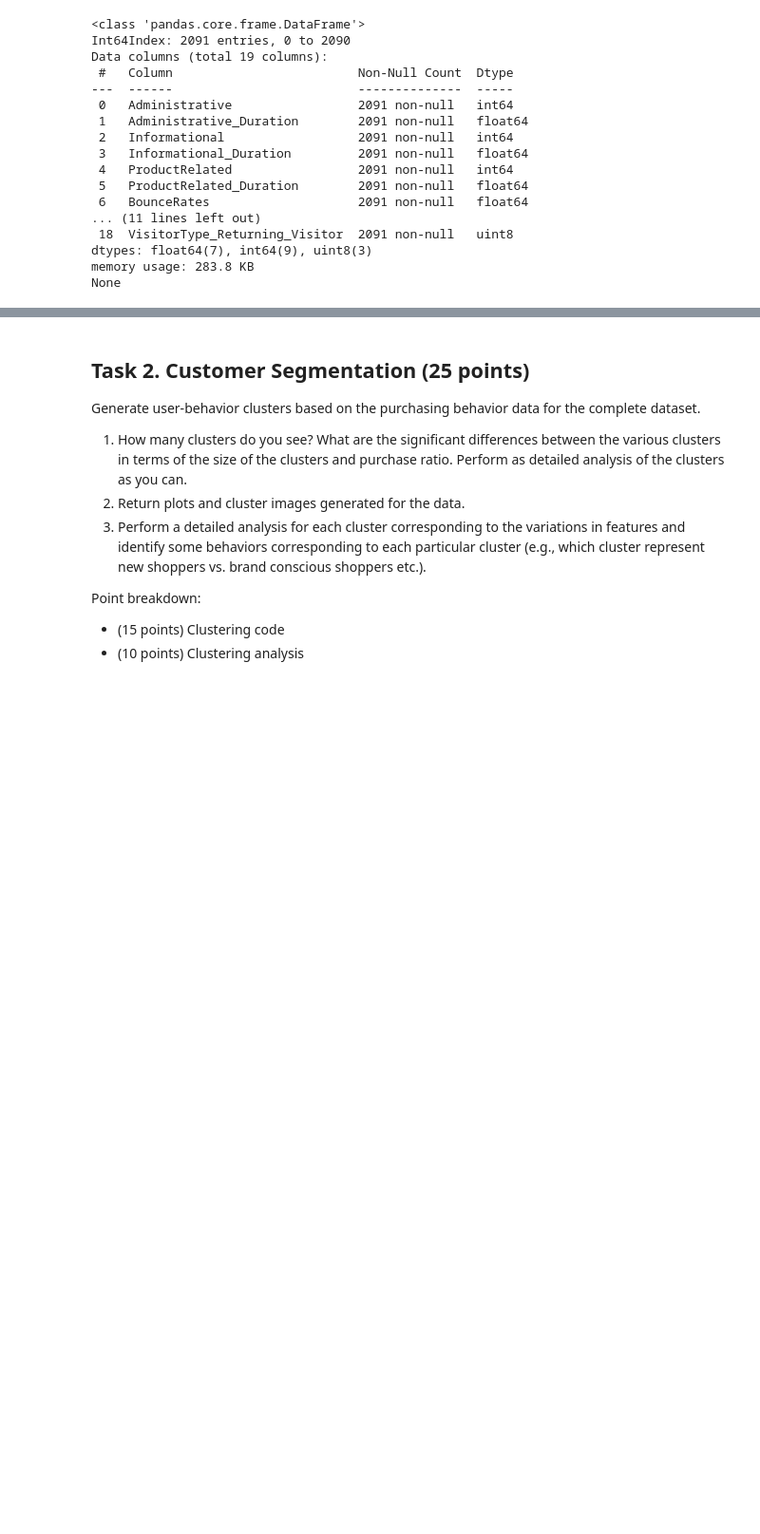
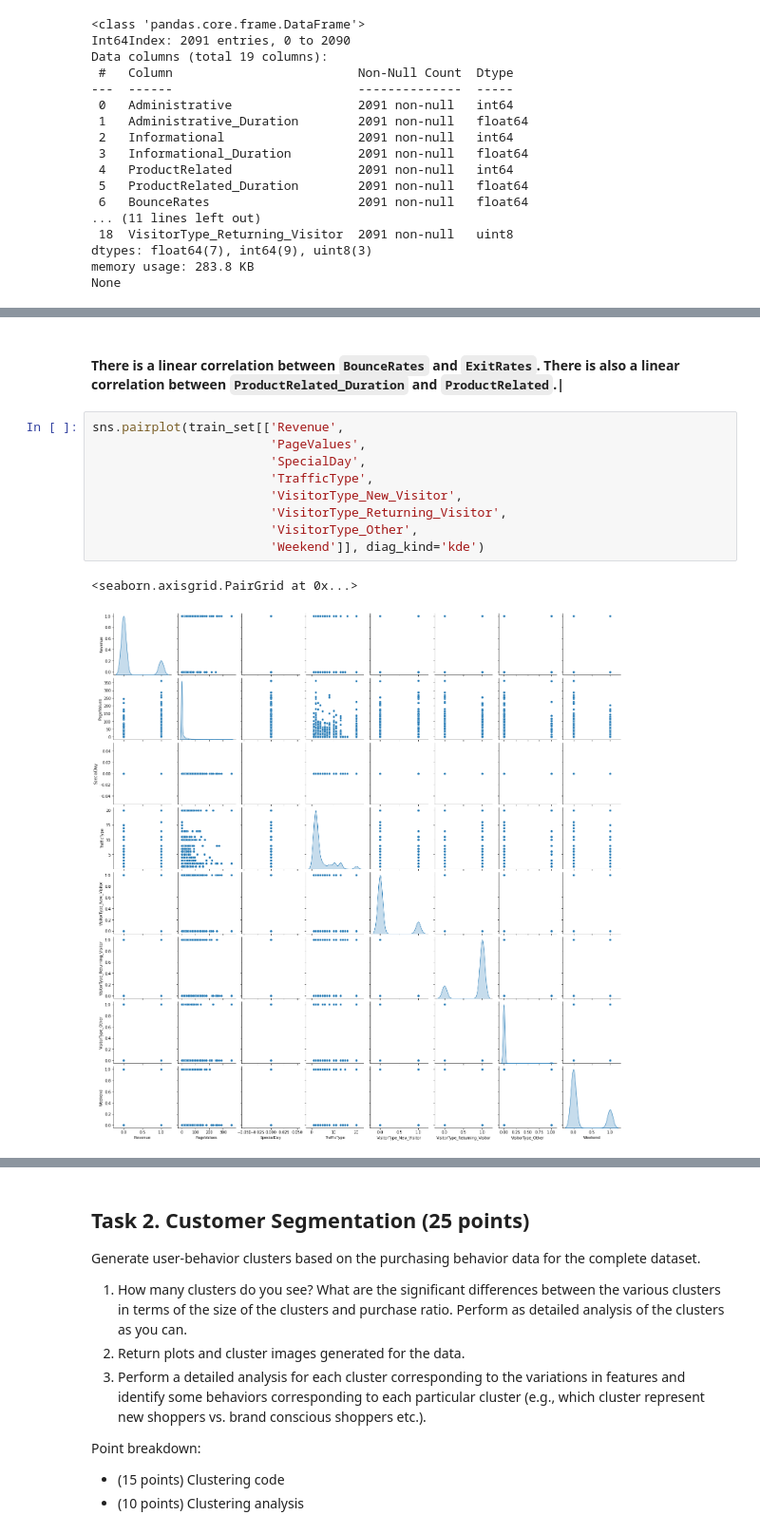
Before and after one commit to cimoody/MLE-7, a Jupyter notebook: assignments/midterm/Midterm_CIMoody.ipynb, the cells around one changed output, grey strips where cells are left out. Shown at 95% size. Cells and saved outputs as stored; diff of their text form; blank space fills up the shorter version.

```diff
--- a/assignments/midterm/Midterm_CIMoody.ipynb
+++ b/assignments/midterm/Midterm_CIMoody.ipynb
@@ -321,0 +394,14 @@ None
+# %% [markdown]
+#### There is a linear correlation between `BounceRates` and `ExitRates`. There is also a linear correlation between `ProductRelated_Duration` and `ProductRelated`.|
+# %%
+sns.pairplot(train_set[['Revenue',
+                        'PageValues',
+                        'SpecialDay',
+                        'TrafficType',
+                        'VisitorType_New_Visitor',
+                        'VisitorType_Returning_Visitor',
+                        'VisitorType_Other',
+                        'Weekend']], diag_kind='kde')
+# %% [output]
+<seaborn.axisgrid.PairGrid at 0x...>
+[figure, added]
```
Also changed, not shown: parts of 16 cells of this notebook.
